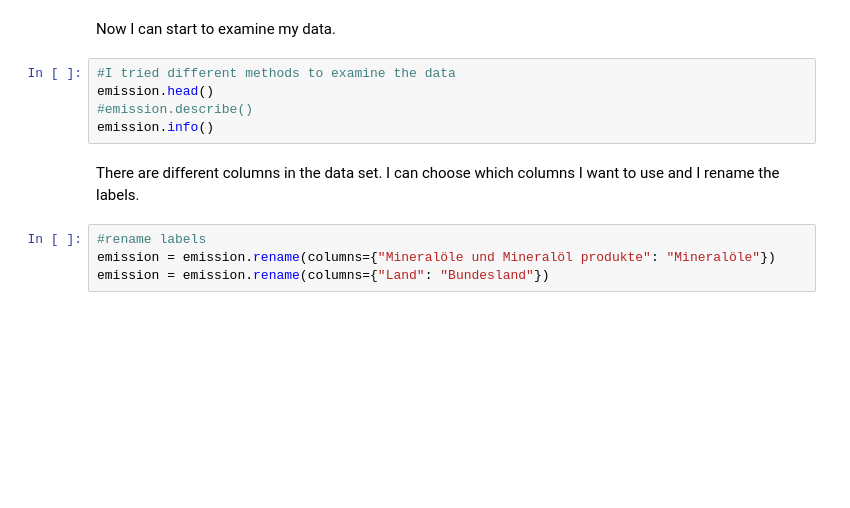
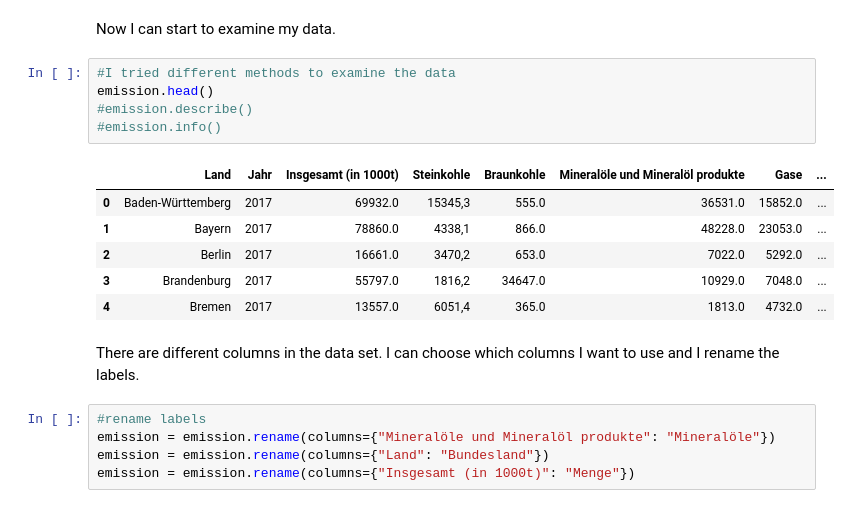
Before and after one commit to Poolbar/coLab, a Jupyter notebook: carina_assignment4.ipynb, the cells around one changed output. Cells and saved outputs as stored; diff of their text form; blank space fills up the shorter version.

```diff
--- a/carina_assignment4.ipynb
+++ b/carina_assignment4.ipynb
@@ -30,13 +48,21 @@ Now I can start to examine my data.
 # %%
 #I tried different methods to examine the data
 emission.head()
 #emission.describe()
-emission.info()
+#emission.info()
+# %% [output]
+|  | Land | Jahr | Insgesamt (in 1000t) | Steinkohle | Braunkohle | Mineralöle und Mineralöl produkte | Gase | ... |
+| 0 | Baden-Württemberg | 2017 | 69932.0 | 15345,3 | 555.0 | 36531.0 | 15852.0 | ... |
+| 1 | Bayern | 2017 | 78860.0 | 4338,1 | 866.0 | 48228.0 | 23053.0 | ... |
+| 2 | Berlin | 2017 | 16661.0 | 3470,2 | 653.0 | 7022.0 | 5292.0 | ... |
+| 3 | Brandenburg | 2017 | 55797.0 | 1816,2 | 34647.0 | 10929.0 | 7048.0 | ... |
+| 4 | Bremen | 2017 | 13557.0 | 6051,4 | 365.0 | 1813.0 | 4732.0 | ... |
 # %% [markdown]
 There are different columns in the data set. I can choose which columns I want to use and I rename the labels.
 # %%
 #rename labels
 emission = emission.rename(columns={"Mineralöle und Mineralöl produkte": "Mineralöle"})
 emission = emission.rename(columns={"Land": "Bundesland"})
+emission = emission.rename(columns={"Insgesamt (in 1000t)": "Menge"})
 # %%
 #columns
```
Also changed, not shown: parts of 10 cells of this notebook.
